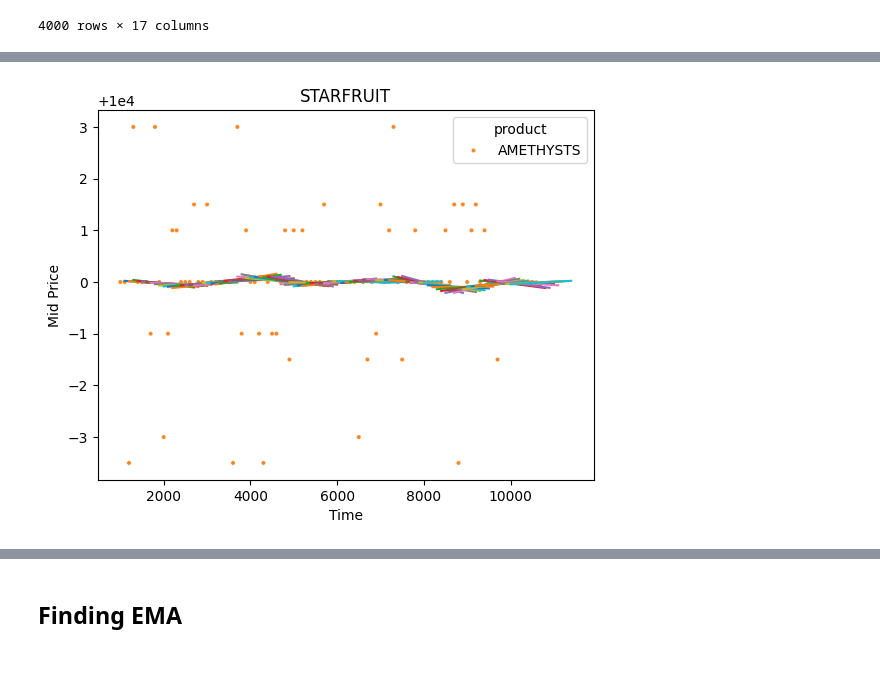
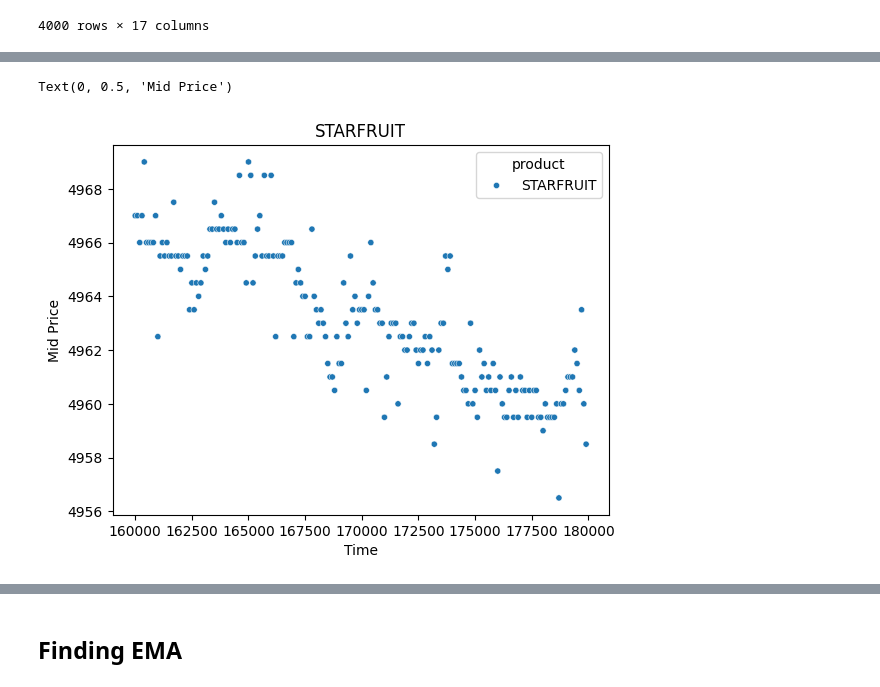
Before and after one commit to VincentG03/IMC-Poverty, a Jupyter notebook: Ziheng/output.ipynb, the cells around one changed output, grey strips where cells are left out. Cells and saved outputs as stored; diff of their text form; code cells hidden in the pictures.

Commit message:
jupyter + 5.46 profit

```diff
--- a/Ziheng/output.ipynb
+++ b/Ziheng/output.ipynb
@@ -9,7 +9,7 @@ import statistics
 
 # df = pd.read_csv('../(Data) Last Year/training/prices_round_1_day_0.csv', delimiter=';')
 # df = pd.read_csv('../(Data) Last Year/training/prices_round_3_day_0.csv', delimiter=';')
-df = pd.read_csv('verify2.csv', delimiter=';')
+df = pd.read_csv('archive/profit_4600.csv', delimiter=';')
 df.fillna(0, inplace=True)
 # %%
 df
@@ -45,10 +66,13 @@ plt.title('AMETHYSTS')
 plt.xlabel('Time')
 plt.ylabel('Mid Price')
 # %%
-sns.scatterplot(data=df[df['product'] == 'STARFRUIT'].iloc[260:280], x='timestamp', y='mid_price', hue='product', s = 20)
+sns.scatterplot(data=df[df['product'] == 'STARFRUIT'].iloc[1600:1800], x='timestamp', y='mid_price', hue='product', s = 20)
 plt.title('STARFRUIT')
 plt.xlabel('Time')
 plt.ylabel('Mid Price')
+# %% [output]
+Text(0, 0.5, 'Mid Price')
+[figure, added]
 # %%
 sns.scatterplot(data=df[df['product'] == 'AMETHYSTS'].iloc[10:100], x='timestamp', y='mid_price', hue='product', s = 10, palette=['#fa8825'])
 for i in range(10, 100, 1):
@@ -70,8 +94,6 @@ plt.title('STARFRUIT')
 plt.xlabel('Time')
 plt.ylabel('Mid Price')
 plt.show()
-# %% [output]
-[figure, removed]
 # %%
 len(time)
 # %%
```
Also changed, not shown: parts of 4 cells of this notebook, 11 other files.
